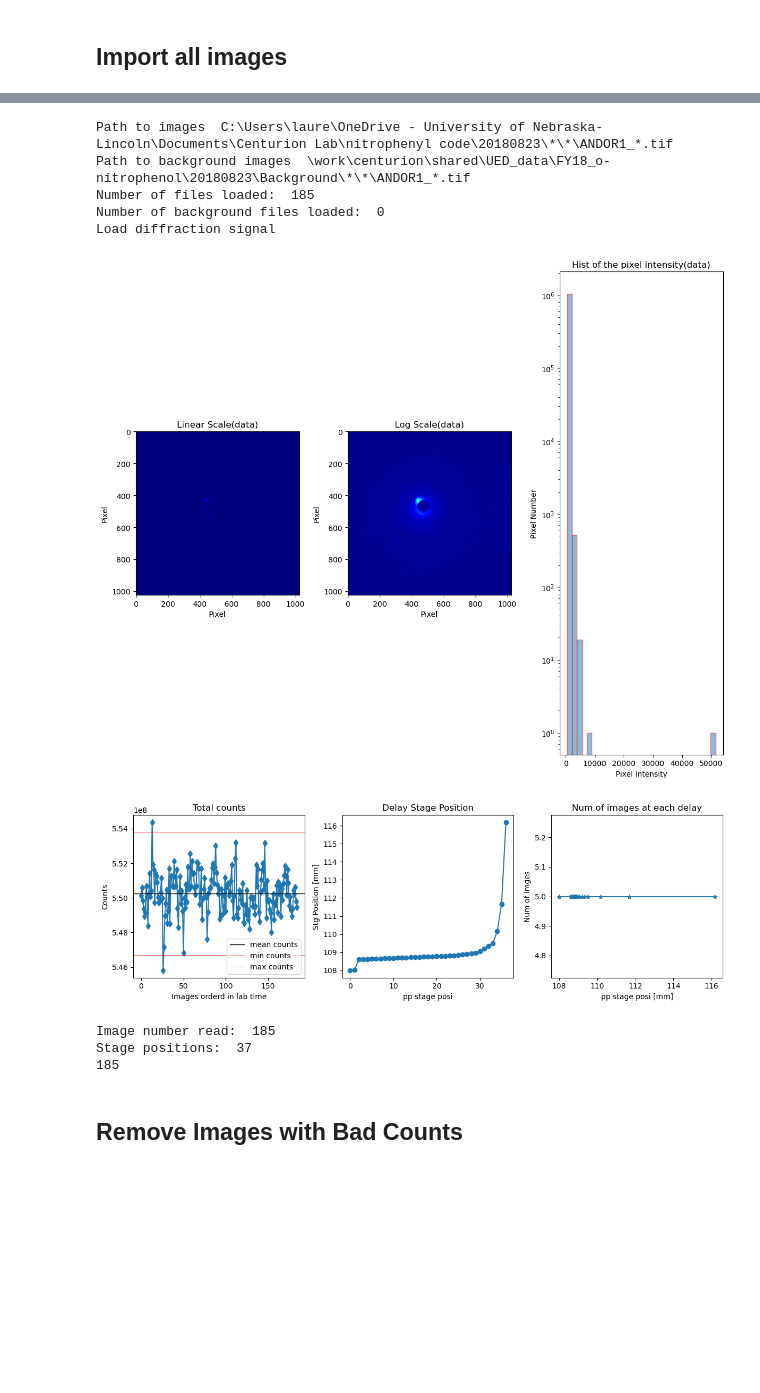
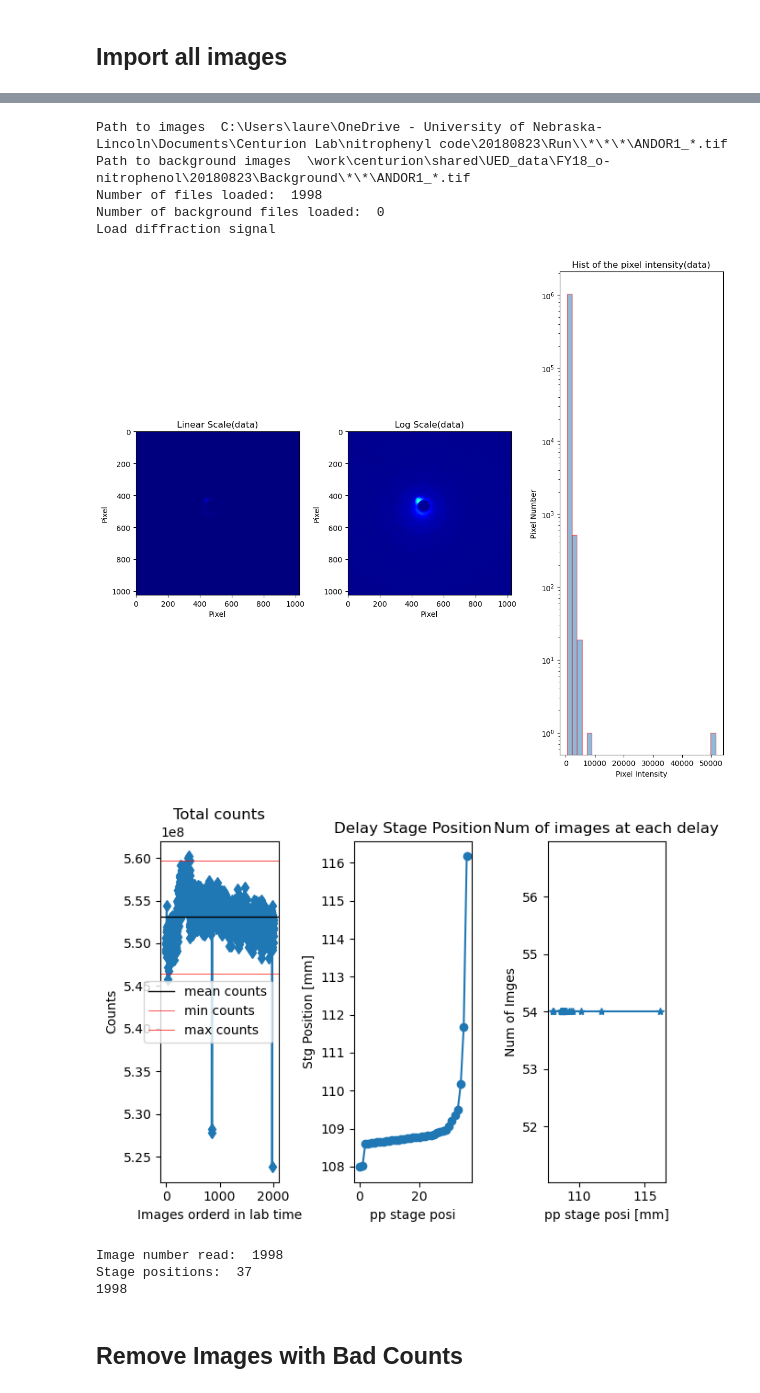
Before and after one commit to lheald2/gued, a Jupyter notebook: Standard_Processing.ipynb, the cells around one changed output, grey strips where cells are left out. Cells and saved outputs as stored; diff of their text form; code cells hidden in the pictures; blank space fills up the shorter version.

```diff
--- a/Standard_Processing.ipynb
+++ b/Standard_Processing.ipynb
@@ -44,40 +69,40 @@ import time
 # %%
-dataPath = 'C:\\Users\\laure\\OneDrive - University of Nebraska-Lincoln\\Documents\\Centurion Lab\\nitrophenyl code\\20180823'
-runPath = "\\*\\*\\ANDOR1_*.tif"
+dataPath = 'C:\\Users\\laure\\OneDrive - University of Nebraska-Lincoln\\Documents\\Centurion Lab\\nitrophenyl code\\20180823\\Run\\'
+runPath = "\\*\\*\\*\\ANDOR1_*.tif"
 
 bkg_path = '\\work\\centurion\\shared\\UED_data\\FY18_o-nitrophenol\\20180823\\Background\\*\\*\\ANDOR1_*.tif'
 
 newPath = dataPath + runPath
 print("Path to images ", newPath)
 print("Path to background images ", bkg_path)
 
 files = glob.glob(newPath)
 bkg_files = glob.glob(bkg_path)
 print("Number of files loaded: ", len(files))
 print("Number of background files loaded: ", len(bkg_files))
 
 
 print('Load diffraction signal');
 data_array, stage_positions, file_order, counts = gued.get_image_details(files[:], sort=True, plot=True, filter_data=False)
 
 counts_mean = np.mean(counts)        # Mean values of Total Counts of all images
 counts_std  = np.std(counts)         # the STD of all the tc for all the iamges
 uni_stage = np.unique(stage_positions)# Pump-probe stage position
 
 
 print('Image number read: ', len(counts))
 print('Stage positions: ', len(uni_stage))
 print(len(np.unique(file_order)))
 # %% [output]
-Path to images  C:\Users\laure\OneDrive - University of Nebraska-Lincoln\Documents\Centurion Lab\nitrophenyl code\20180823\*\*\ANDOR1_*.tif
+Path to images  C:\Users\laure\OneDrive - University of Nebraska-Lincoln\Documents\Centurion Lab\nitrophenyl code\20180823\Run\\*\*\*\ANDOR1_*.tif
 Path to background images  \work\centurion\shared\UED_data\FY18_o-nitrophenol\20180823\Background\*\*\ANDOR1_*.tif
-Number of files loaded:  185
+Number of files loaded:  1998
 Number of background files loaded:  0
 Load diffraction signal
 [figure]
-[figure, old version]
+[figure, new version]
-Image number read:  185
+Image number read:  1998
 Stage positions:  37
-185
+1998
 # %% [markdown]
 ## Remove Images with Bad Counts
```
Also changed, not shown: parts of 18 cells of this notebook, 3 other files.
